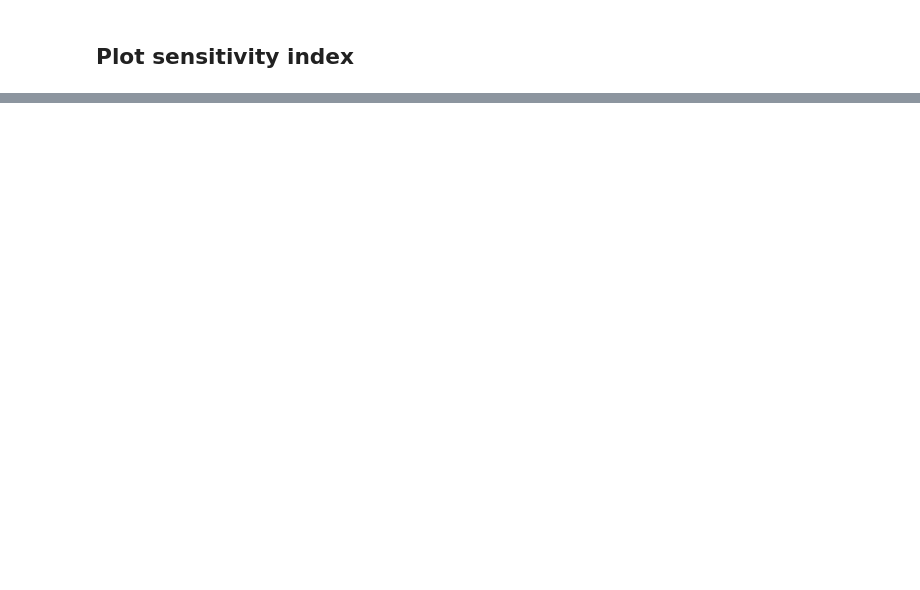
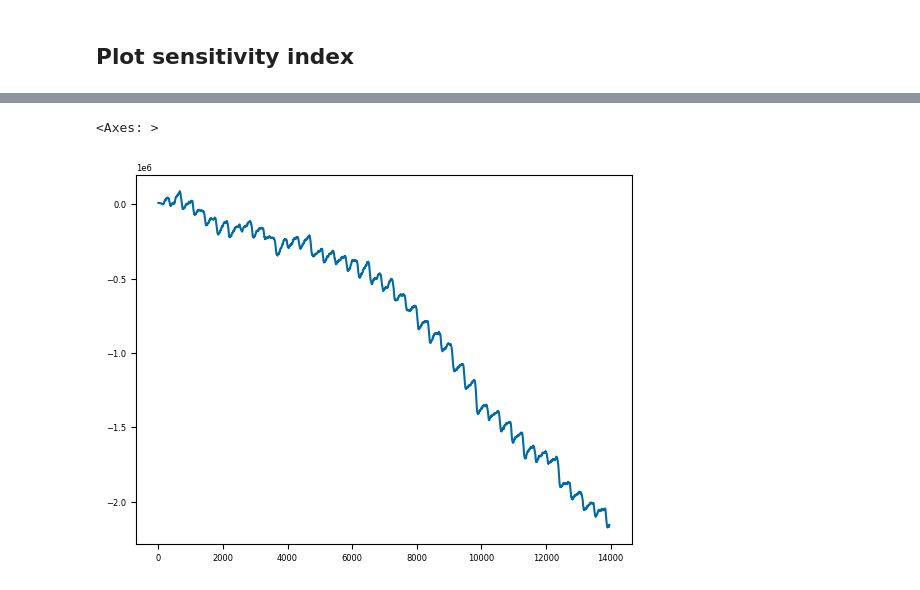
Before and after one commit to pism/pism-ragis, a Jupyter notebook: notebooks/analyze_ensembles.ipynb, the cells around one changed output, grey strips where cells are left out. Drawn from its saved outputs; the diff is of its cells as text; code cells hidden in the pictures; blank space fills up the shorter version.

```diff
--- a/notebooks/analyze_ensembles.ipynb
+++ b/notebooks/analyze_ensembles.ipynb
@@ -596,0 +705,5 @@ xr.open_mfdataset?
+# %%
+man["Cumulative ice sheet mass change (Gt)"].plot()
+# %% [output]
+<Axes: >
+[figure, added]
```
Also changed, not shown: parts of 83 cells of this notebook, 5 other files.
